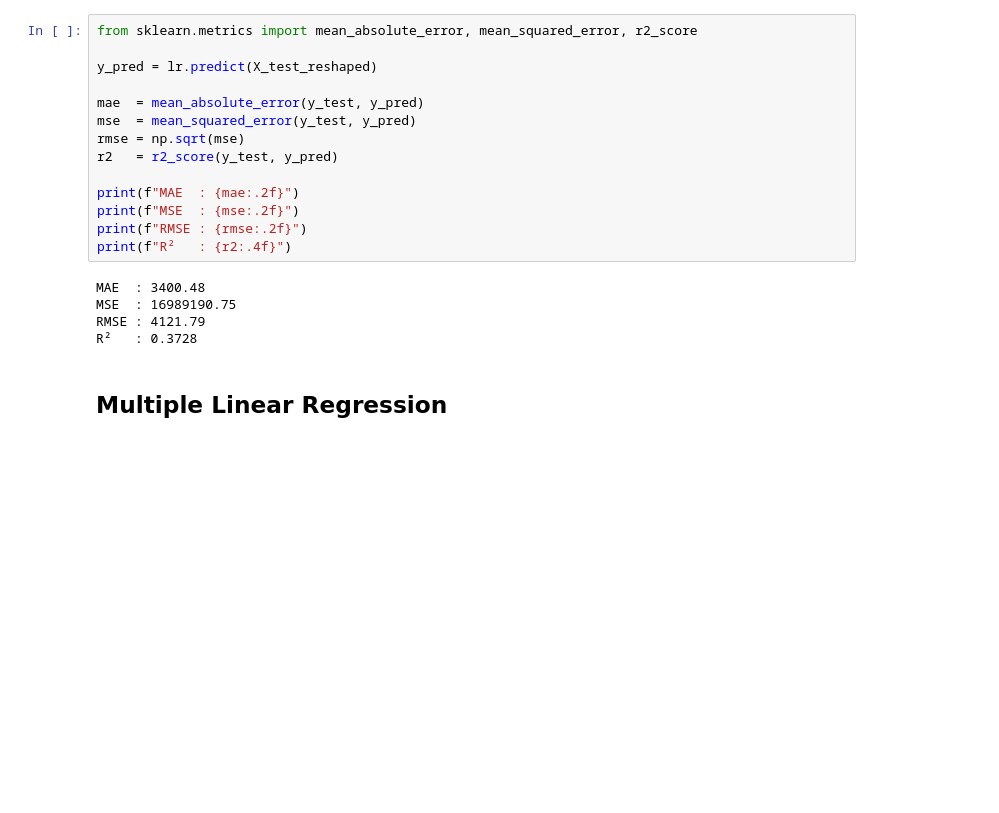
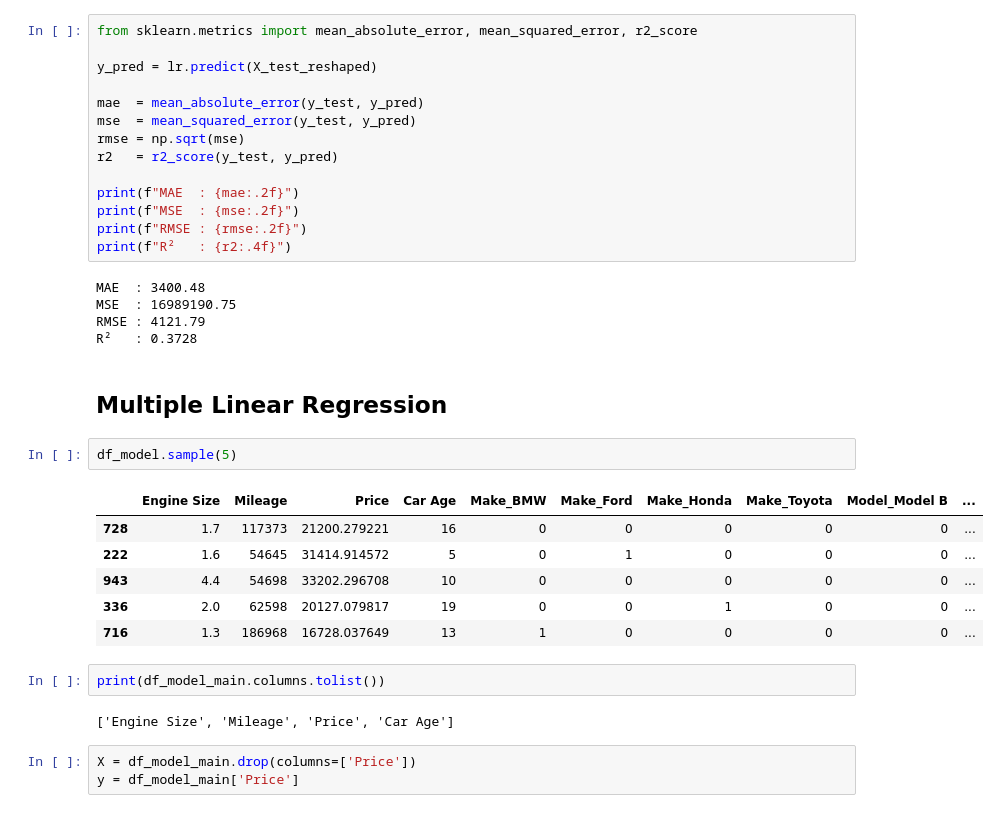
Before and after one commit to Snehratanpara1/Machine-Learning, a Jupyter notebook: Regression/CarPrice_Pred_EDA_FEFS.ipynb, the cells around one changed output. Cells and saved outputs as stored; diff of their text form; blank space fills up the shorter version.

```diff
--- a/Regression/CarPrice_Pred_EDA_FEFS.ipynb
+++ b/Regression/CarPrice_Pred_EDA_FEFS.ipynb
@@ -384,3 +442,19 @@ RMSE : 4121.79
 R²   : 0.3728
 # %% [markdown]
 ## Multiple Linear Regression
+# %%
+df_model.sample(5)
+# %% [output]
+|  | Engine Size | Mileage | Price | Car Age | Make_BMW | Make_Ford | Make_Honda | Make_Toyota | Model_Model B | ... |
+| 728 | 1.7 | 117373 | 21200.279221 | 16 | 0 | 0 | 0 | 0 | 0 | ... |
+| 222 | 1.6 | 54645 | 31414.914572 | 5 | 0 | 1 | 0 | 0 | 0 | ... |
+| 943 | 4.4 | 54698 | 33202.296708 | 10 | 0 | 0 | 0 | 0 | 0 | ... |
+| 336 | 2.0 | 62598 | 20127.079817 | 19 | 0 | 0 | 1 | 0 | 0 | ... |
+| 716 | 1.3 | 186968 | 16728.037649 | 13 | 1 | 0 | 0 | 0 | 0 | ... |
+# %%
+print(df_model_main.columns.tolist())
+# %% [output]
+['Engine Size', 'Mileage', 'Price', 'Car Age']
+# %%
+X = df_model_main.drop(columns=['Price'])
+y = df_model_main['Price']
```
Also changed, not shown: parts of 32 cells of this notebook.
